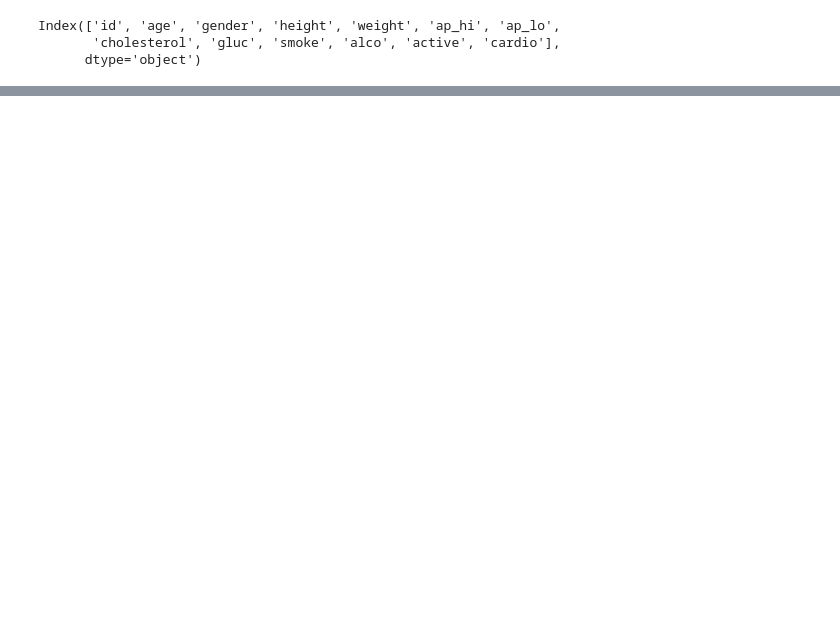
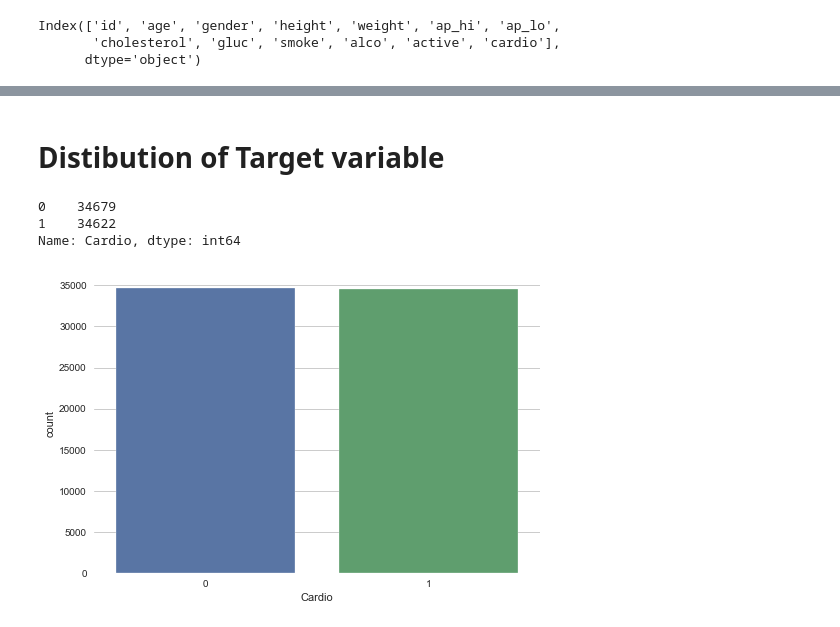
Before and after one commit to Manas2909/Hackathon-Ineuron, a Jupyter notebook: Cardio_project.ipynb, the cells around one changed output, grey strips where cells are left out. Saved outputs shown, nothing was run; the diff lists cells and outputs as text; code cells hidden in the pictures; blank space fills up the shorter version.

```diff
--- a/Cardio_project.ipynb
+++ b/Cardio_project.ipynb
@@ -116,0 +231,21 @@ Index(['id', 'age', 'gender', 'height', 'weight', 'ap_hi', 'ap_lo',
+# %%
+features = [f for f in df1.columns if f not in ['Cardio']]
+target = 'Cardio'
+
+i = 0
+t0 = df1[df1['Cardio'] == 0]
+t1 = df1[df1['Cardio'] == 1]
+
+sns.set_style('whitegrid')
+plt.figure()
+fig, ax = plt.subplots(3,4,figsize=(16,24))
+
+for feature in features:
+    i += 1
+    plt.subplot(3,4,i)
+    sns.kdeplot(t0[feature], bw=0.5,label="No Cardio")
+    sns.kdeplot(t1[feature], bw=0.5,label="Cardio")
+    plt.xlabel(feature, fontsize=12)
+    locs, labels = plt.xticks()
+    plt.tick_params(axis='both', which='major', labelsize=12)
+plt.show();
@@ -116,0 +255,14 @@ Index(['id', 'age', 'gender', 'height', 'weight', 'ap_hi', 'ap_lo',
+# %% [markdown]
+# <a id='7'>Distibution of Target variable<a/>
+# %%
+df['Cardio'].value_counts()
+# %% [output]
+0    34679
+1    34622
+Name: Cardio, dtype: int64
+# %%
+# df['Cardio'].value_counts().plot(kind='bar')
+sns.countplot(df['Cardio'],label="Count")
+plt.show()
+# %% [output]
+[figure, added]
```
Also changed, not shown: parts of 48 cells of this notebook, 4 other files.
